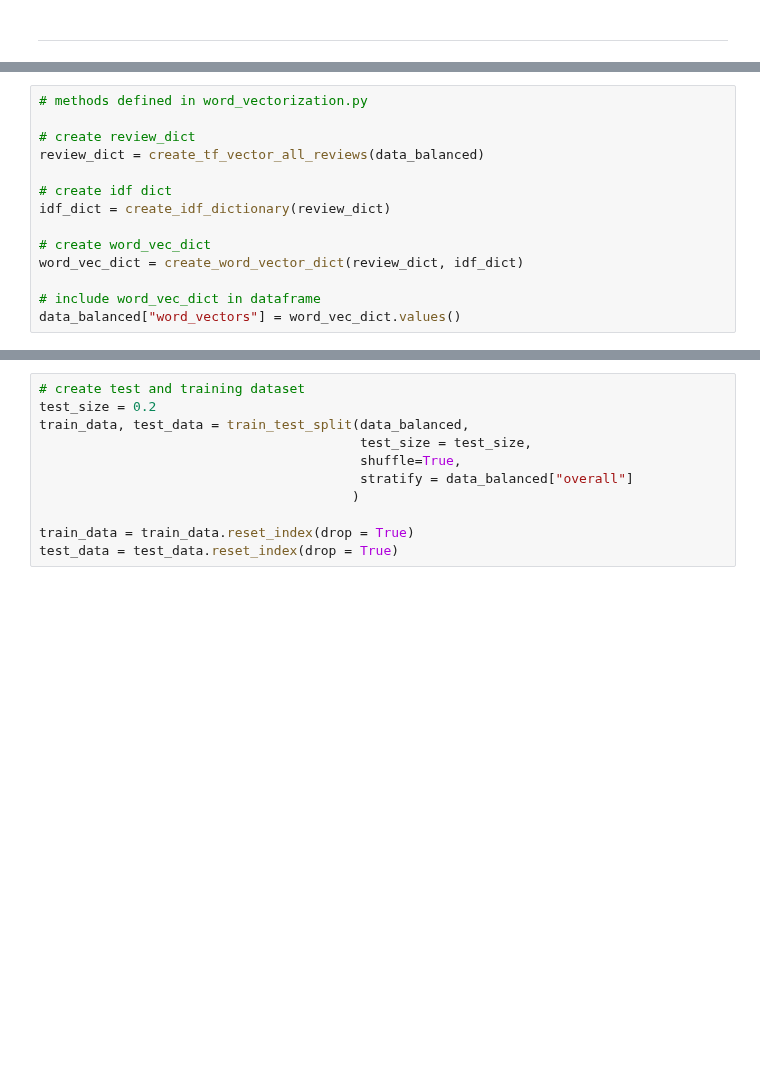
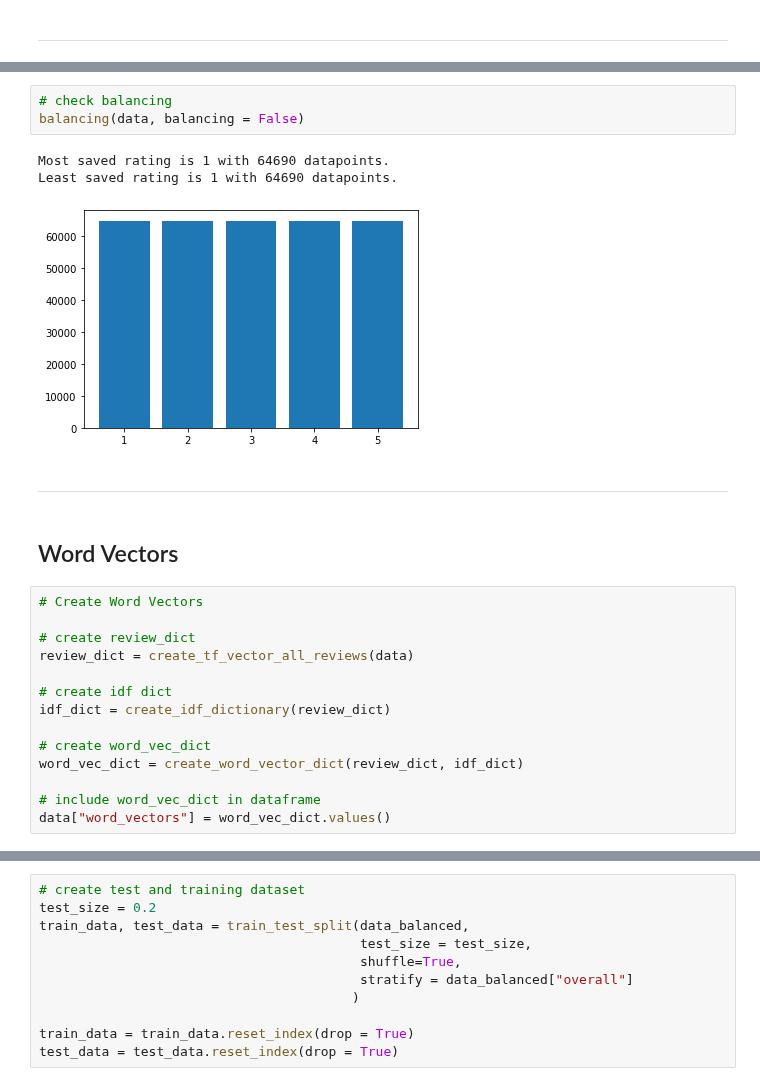
Before and after one commit to Phantomias3782/AmazonReviews, a Jupyter notebook: AmazonReviews_SentimentAnalysis.ipynb, the cells around one changed output, grey strips where cells are left out. Saved outputs shown, nothing was run; the diff lists cells and outputs as text; blank space fills up the shorter version.

```diff
--- a/AmazonReviews_SentimentAnalysis.ipynb
+++ b/AmazonReviews_SentimentAnalysis.ipynb
@@ -122,8 +81,19 @@ data_balanced = data_balanced.reset_index(drop = True)
+# %%
+# check balancing
+balancing(data, balancing = False)
+# %% [output]
+Most saved rating is 1 with 64690 datapoints.
+Least saved rating is 1 with 64690 datapoints.
+[figure, added]
+# %% [markdown]
+-------
+# %% [markdown]
+## Word Vectors
 # %%
-# methods defined in word_vectorization.py
+# Create Word Vectors
 
 # create review_dict
-review_dict = create_tf_vector_all_reviews(data_balanced)
+review_dict = create_tf_vector_all_reviews(data)
 
 # create idf dict
 idf_dict = create_idf_dictionary(review_dict)
@@ -132,6 +102,6 @@ idf_dict = create_idf_dictionary(review_dict)
 word_vec_dict = create_word_vector_dict(review_dict, idf_dict)
 
 # include word_vec_dict in dataframe
-data_balanced["word_vectors"] = word_vec_dict.values()
+data["word_vectors"] = word_vec_dict.values()
 # %%
 # get a look at the data
```
Also changed, not shown: parts of 21 cells of this notebook.
